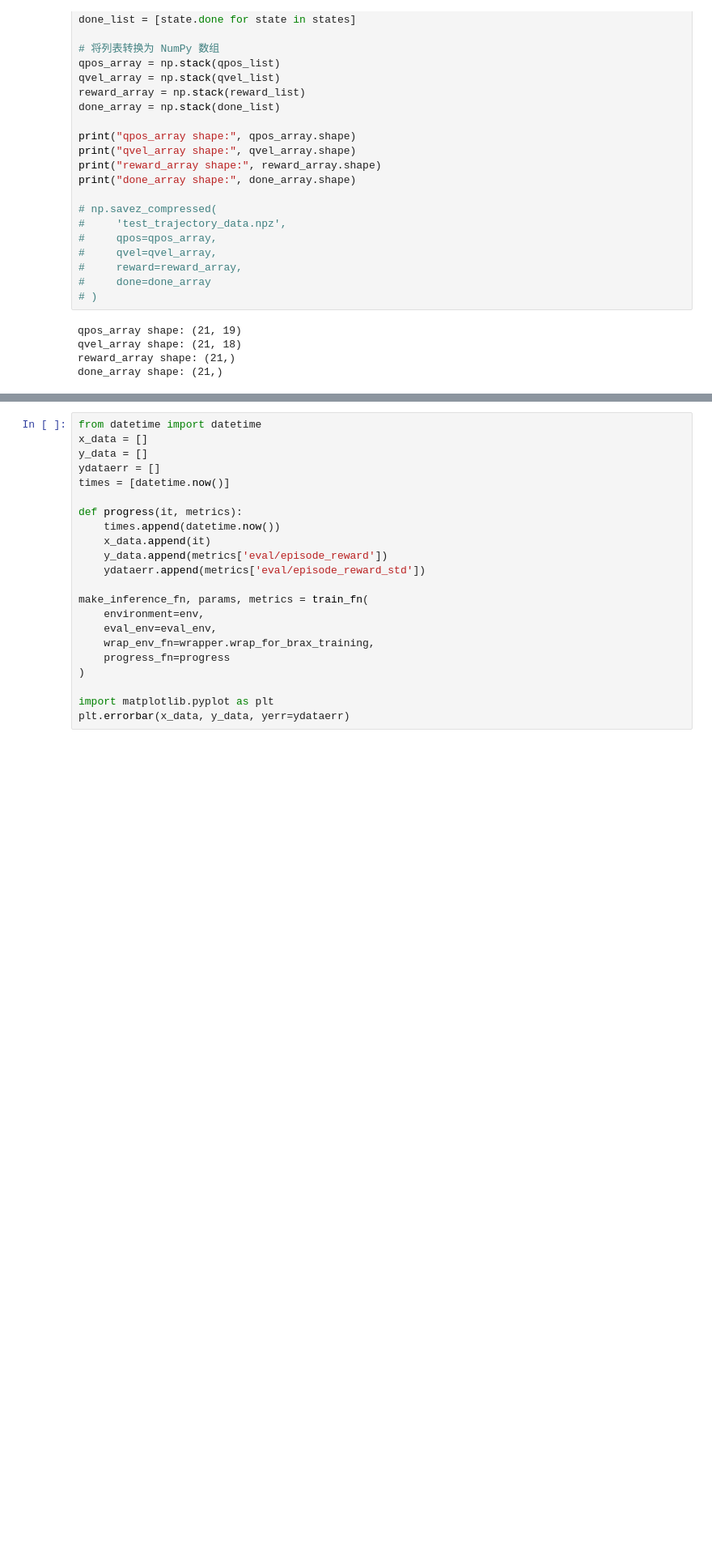
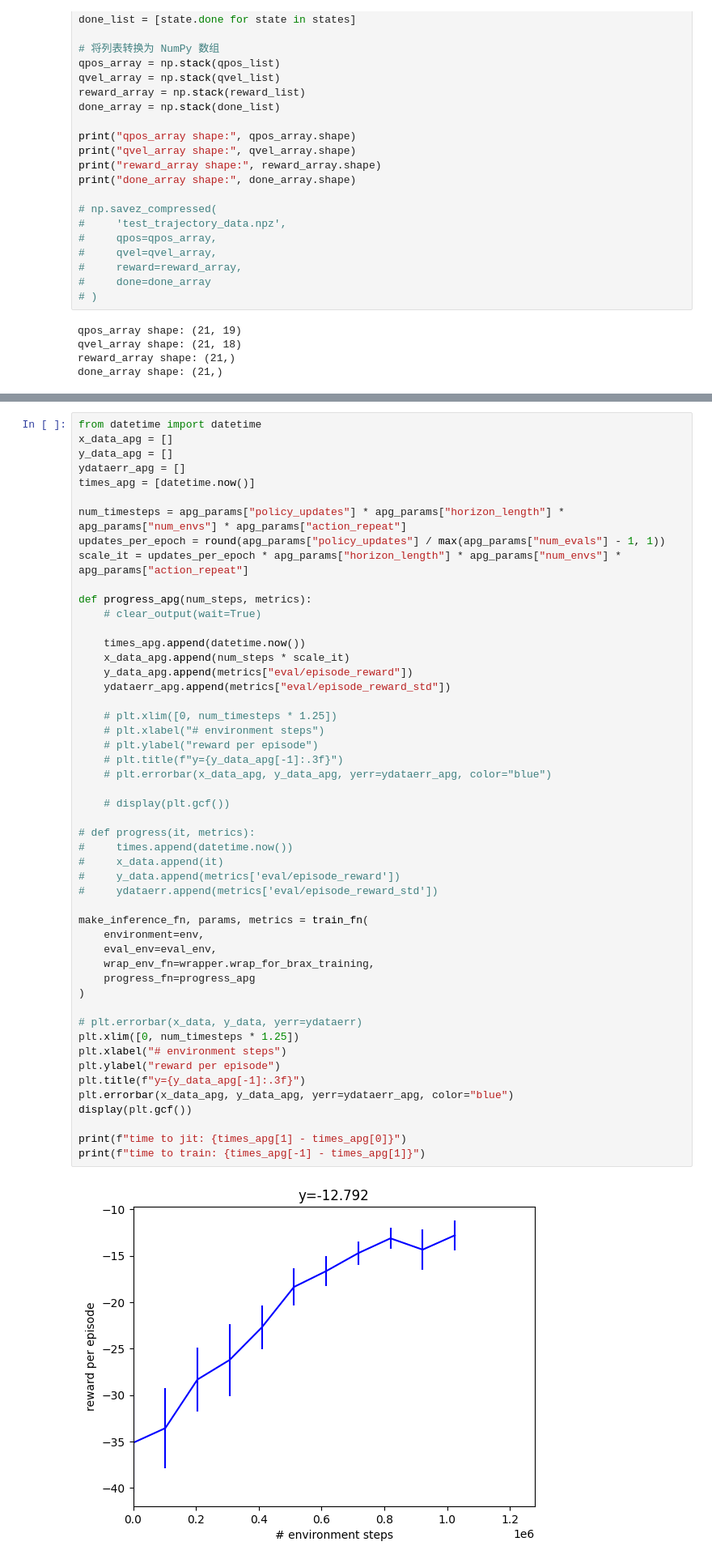
Before and after one commit to google-deepmind/mujoco_playground, a Jupyter notebook: mujoco_playground/experimental/learning/anymal_trot.ipynb, the cells around one changed output, grey strips where cells are left out. Shown at 81% size. Cells and saved outputs as stored; diff of their text form; blank space fills up the shorter version.

```diff
--- a/mujoco_playground/experimental/learning/anymal_trot.ipynb
+++ b/mujoco_playground/experimental/learning/anymal_trot.ipynb
@@ -194,24 +225,53 @@ train_fn = functools.partial(
     network_factory=network_factory)
 # %%
 from datetime import datetime
-x_data = []
-y_data = []
-ydataerr = []
-times = [datetime.now()]
+x_data_apg = []
+y_data_apg = []
+ydataerr_apg = []
+times_apg = [datetime.now()]
 
-def progress(it, metrics):
-    times.append(datetime.now())
-    x_data.append(it)
-    y_data.append(metrics['eval/episode_reward'])
-    ydataerr.append(metrics['eval/episode_reward_std'])
+num_timesteps = apg_params["policy_updates"] * apg_params["horizon_length"] * apg_params["num_envs"] * apg_params["action_repeat"]
+updates_per_epoch = round(apg_params["policy_updates"] / max(apg_params["num_evals"] - 1, 1))
+scale_it = updates_per_epoch * apg_params["horizon_length"] * apg_params["num_envs"] * apg_params["action_repeat"]
+
+def progress_apg(num_steps, metrics):
+    # clear_output(wait=True)
+
+    times_apg.append(datetime.now())
+    x_data_apg.append(num_steps * scale_it)
+    y_data_apg.append(metrics["eval/episode_reward"])
+    ydataerr_apg.append(metrics["eval/episode_reward_std"])
+
+    # plt.xlim([0, num_timesteps * 1.25])
+    # plt.xlabel("# environment steps")
+    # plt.ylabel("reward per episode")
+    # plt.title(f"y={y_data_apg[-1]:.3f}")
+    # plt.errorbar(x_data_apg, y_data_apg, yerr=ydataerr_apg, color="blue")
+
+    # display(plt.gcf())
+
+# def progress(it, metrics):
+#     times.append(datetime.now())
+#     x_data.append(it)
+#     y_data.append(metrics['eval/episode_reward'])
+#     ydataerr.append(metrics['eval/episode_reward_std'])
 
 make_inference_fn, params, metrics = train_fn(
     environment=env,
     eval_env=eval_env,
     wrap_env_fn=wrapper.wrap_for_brax_training,
-    progress_fn=progress
+    progress_fn=progress_apg
 )
 
-import matplotlib.pyplot as plt
-plt.errorbar(x_data, y_data, yerr=ydataerr)
+# plt.errorbar(x_data, y_data, yerr=ydataerr)
+plt.xlim([0, num_timesteps * 1.25])
+plt.xlabel("# environment steps")
+plt.ylabel("reward per episode")
+plt.title(f"y={y_data_apg[-1]:.3f}")
+plt.errorbar(x_data_apg, y_data_apg, yerr=ydataerr_apg, color="blue")
+display(plt.gcf())
+
+print(f"time to jit: {times_apg[1] - times_apg[0]}")
+print(f"time to train: {times_apg[-1] - times_apg[1]}")
 # %% [output]
+[figure, new version]
```
Also changed, not shown: parts of 14 cells of this notebook, 2 other files.
